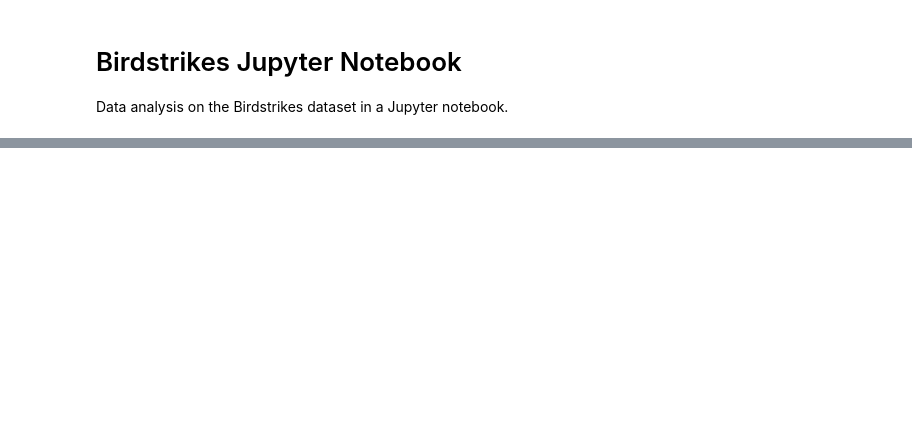
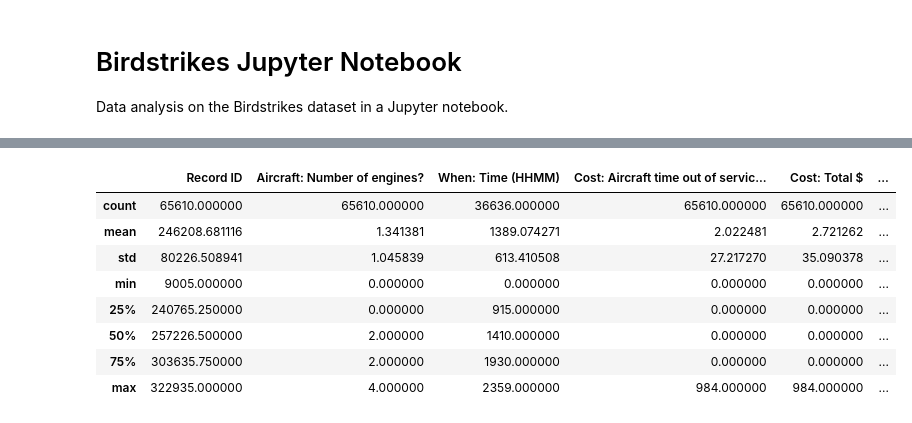
Before and after one commit to szavuly/Jupyter-Notebooks, a Jupyter notebook: Birdstrikes/Birdstrikes Jupyter Notebook.ipynb, the cells around one changed output, grey strips where cells are left out. Saved outputs shown, nothing was run; the diff lists cells and outputs as text; code cells hidden in the pictures; blank space fills up the shorter version.

```diff
--- a/Birdstrikes/Birdstrikes Jupyter Notebook.ipynb
+++ b/Birdstrikes/Birdstrikes Jupyter Notebook.ipynb
@@ -42,3 +80,17 @@ Name: Feet above ground, dtype: object
+# %%
+# Display all columns with describe
+pd.set_option('display.max_columns', None)
+df.describe()
+# %% [output]
+|  | Record ID | Aircraft: Number of engines? | When: Time (HHMM) | Cost: Aircraft time out of servic... | Cost: Total $ | ... |
+| count | 65610.000000 | 65610.000000 | 36636.000000 | 65610.000000 | 65610.000000 | ... |
+| mean | 246208.681116 | 1.341381 | 1389.074271 | 2.022481 | 2.721262 | ... |
+| std | 80226.508941 | 1.045839 | 613.410508 | 27.217270 | 35.090378 | ... |
+| min | 9005.000000 | 0.000000 | 0.000000 | 0.000000 | 0.000000 | ... |
+| 25% | 240765.250000 | 0.000000 | 915.000000 | 0.000000 | 0.000000 | ... |
+| 50% | 257226.500000 | 2.000000 | 1410.000000 | 0.000000 | 0.000000 | ... |
+| 75% | 303635.750000 | 2.000000 | 1930.000000 | 0.000000 | 0.000000 | ... |
+| max | 322935.000000 | 4.000000 | 2359.000000 | 984.000000 | 984.000000 | ... |
 # %%
 # Histogram
 
```
Also changed, not shown: parts of 8 cells of this notebook.
